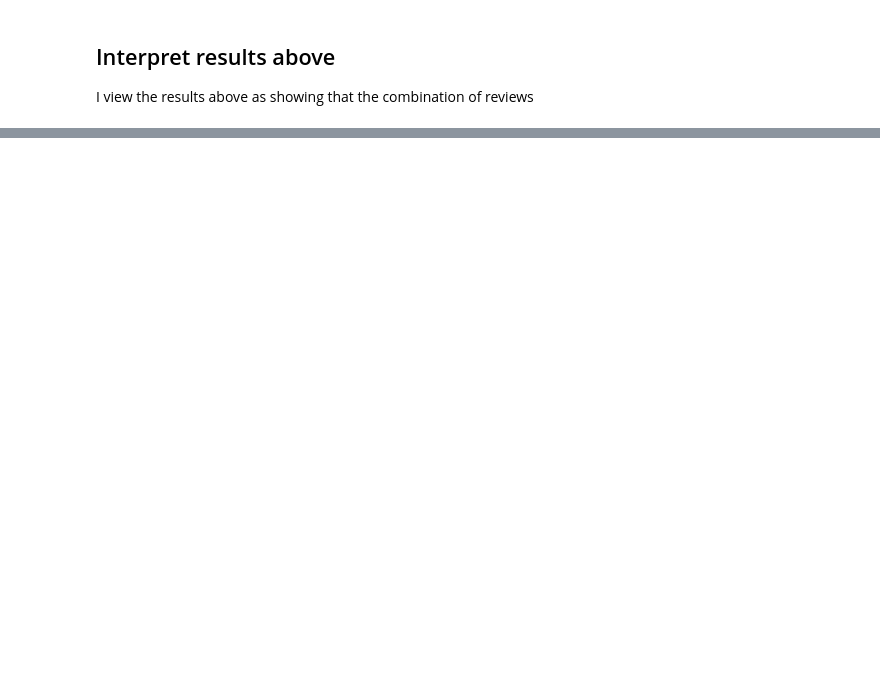
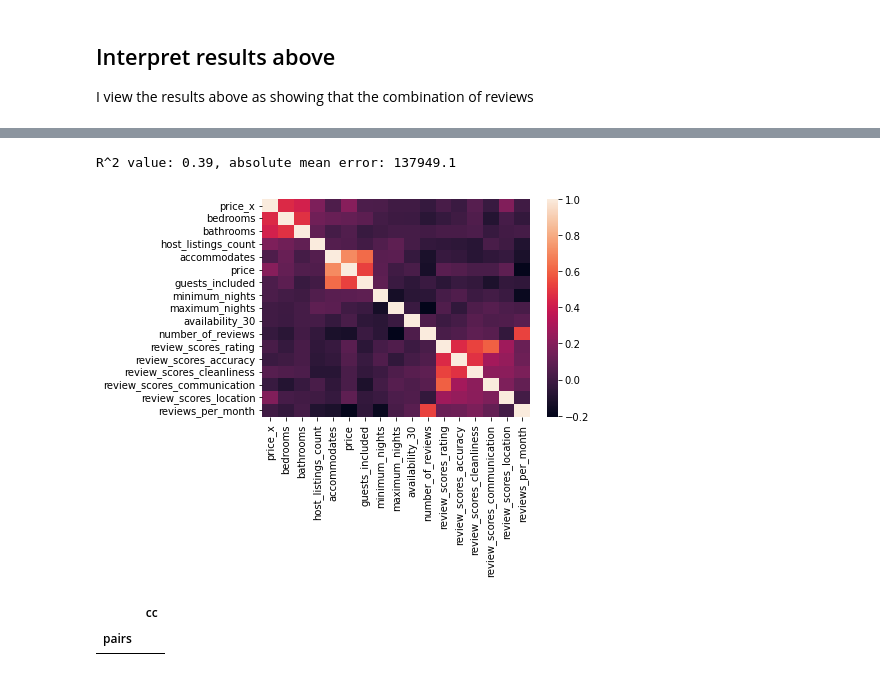
Before and after one commit to DanlBradley/AirBNB-Profit-Predictor, a Jupyter notebook: student.ipynb, the cells around one changed output, grey strips where cells are left out. Cells and saved outputs as stored; diff of their text form; code cells hidden in the pictures; blank space fills up the shorter version.

```diff
--- a/student.ipynb
+++ b/student.ipynb
@@ -195,0 +184,12 @@ See the caveats in the documentation: https://pandas.pydata.org/pandas-docs/stab
+# %%
+drop_list = ['sqft_above','Unnamed: 0','sqft_basement','floors','waterfront','view','condition','grade','yr_built','yr_renovated',
+             'lat','long','sqft_living15','sqft_lot15','renovated_status','price_per_sqfoot', 'city', 'state','street', 'market',
+             'smart_location','country_code','country','is_location_exact','amenities','extra_people','has_availability', 'id_x', 'date',
+             'neighbourhood_group_cleansed', 'sqft_living', 'sqft_lot','review_scores_checkin', 'earnings_per_mo', 'review_scores_value', 'review_scores_checkin',
+             'bed_type','host_total_listings_count','zipcode_x','id_y', 'zipcode_y', 'latitude', 'longitude']
+
+airbnb_training_set = merged.drop(columns = drop_list)
+# %%
+
+#airbnb_training_set.shape
+airbnb_training_set.rename(columns = {'price_y': 'price'}, inplace = True)
@@ -195,0 +198,10 @@ See the caveats in the documentation: https://pandas.pydata.org/pandas-docs/stab
+# %%
+def encode_cat(df_series):
+    lb_maker = LabelEncoder()
+    cat_encoded = lb_maker.fit_transform(df_series)
+    return cat_encoded
+# %%
+encode_list = ['property_type','room_type','neighbourhood_cleansed']
+
+for item in encode_list:
+    airbnb_training_set[item] = pd.Categorical(encode_cat(airbnb_training_set[item]))
@@ -195,0 +228,14 @@ See the caveats in the documentation: https://pandas.pydata.org/pandas-docs/stab
+# %%
+y_pred = lr.predict(X_test)
+MAE = round(mean_absolute_error(y_pred, y_test),2)
+score = round(lr.score(X_train, y_train),2)
+print('R^2 value: {}, absolute mean error: {}'.format(score,MAE))
+# %% [output]
+R^2 value: 0.39, absolute mean error: 137949.1
+# %%
+#Correlation matrix
+Var_Corr = airbnb_training_set.corr()
+# plot the heatmap and annotation on it
+sns.heatmap(Var_Corr, xticklabels=Var_Corr.columns, yticklabels=Var_Corr.columns, annot=False);
+# %% [output]
+[figure, added]
@@ -195,0 +270,10 @@ See the caveats in the documentation: https://pandas.pydata.org/pandas-docs/stab
+# %%
+df = generate_collinearity_pairs(airbnb_training_set)
+
+#drop a variable from each highly collinear pair
+df[(df.cc>.75) & (df.cc <1)]
+
+#used this cell to drop review_scores_checkin, earnings_per_mo, review_scores_value, review_scores_checkin
+# %% [output]
+|  | cc |
+| pairs |  |
```
Also changed, not shown: parts of 36 cells of this notebook, 2 other files.
